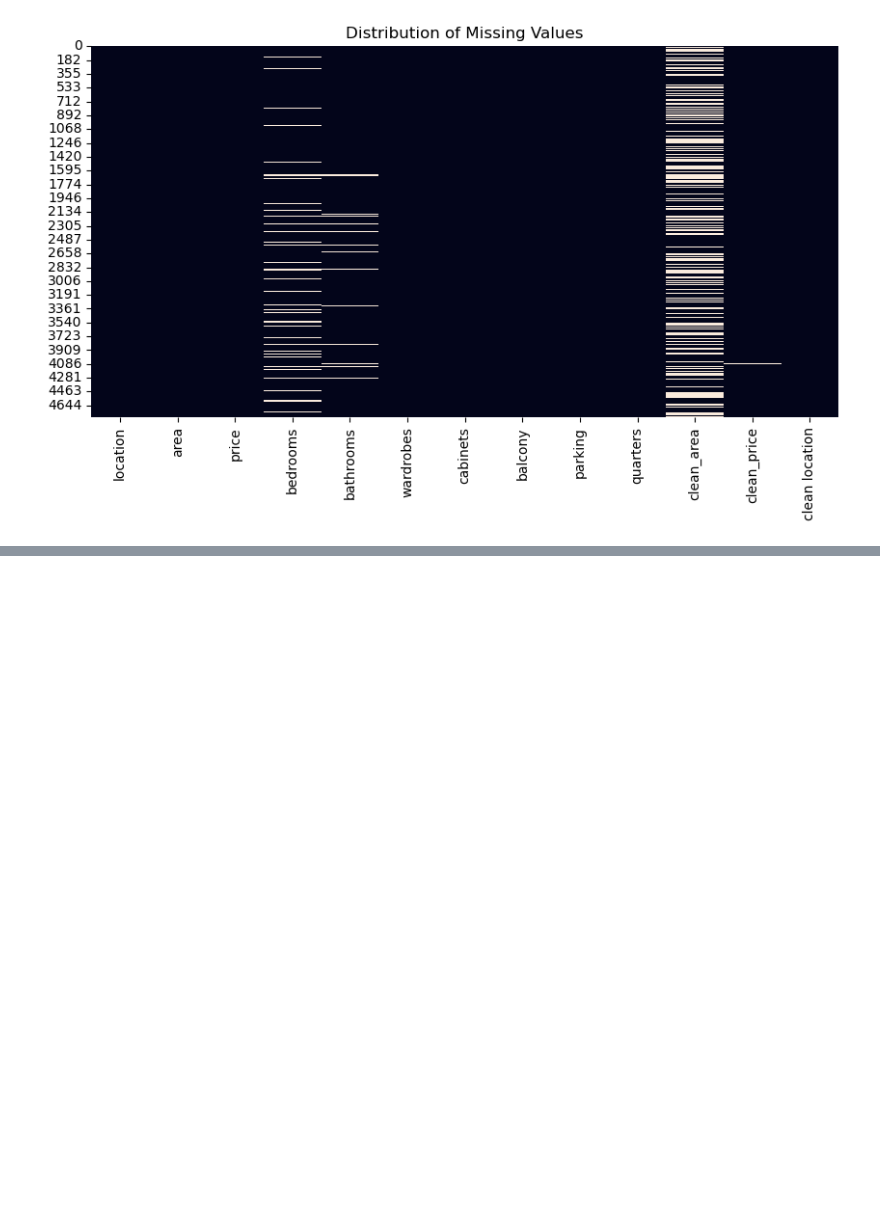
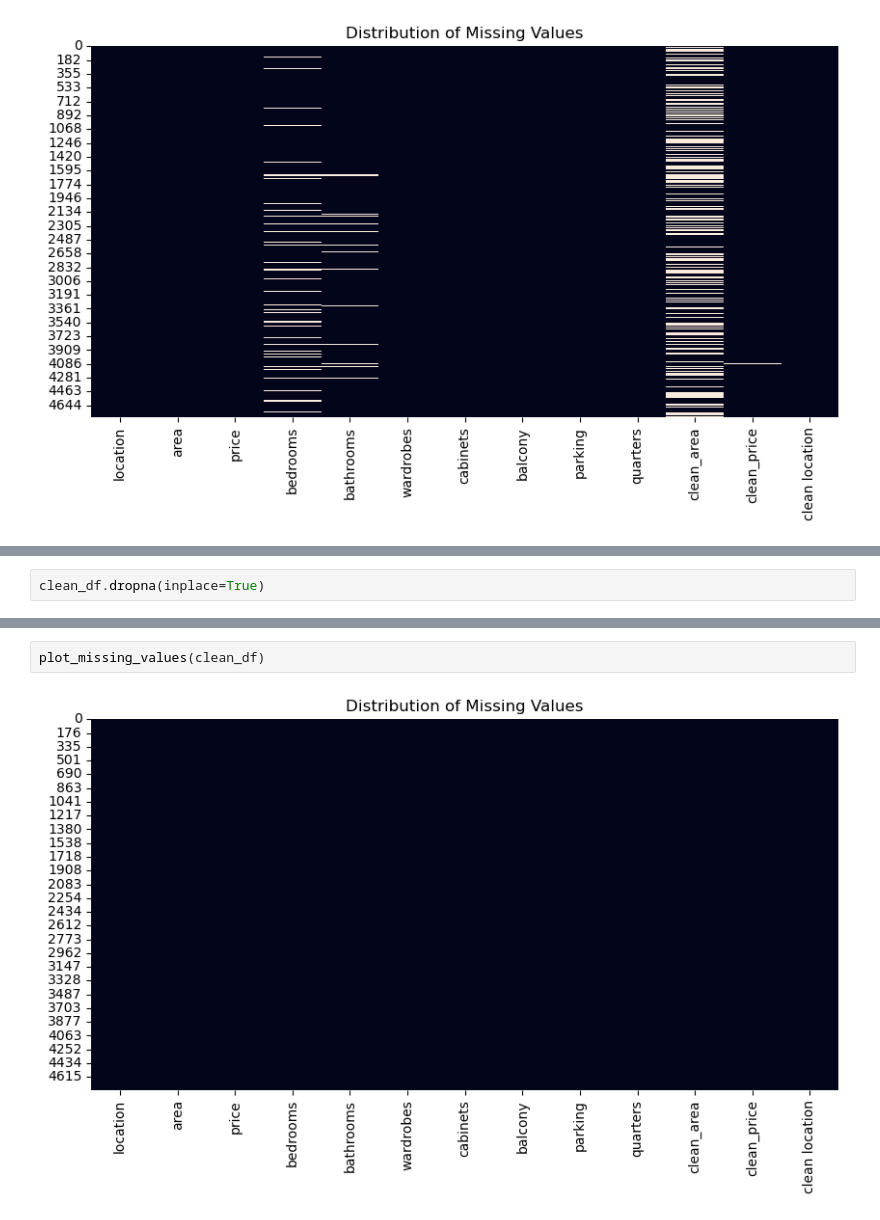
Before and after one commit to Rootkiti/ict_chember_classes, a Jupyter notebook: ml wolkthrough.ipynb, the cells around one changed output, grey strips where cells are left out. Cells and saved outputs as stored; diff of their text form; blank space fills up the shorter version.

```diff
--- a/ml wolkthrough.ipynb
+++ b/ml wolkthrough.ipynb
@@ -272,0 +291,2 @@ plot_missing_values(clean_df)
+# %%
+clean_df.dropna(inplace=True)
@@ -272,0 +306,4 @@ plot_missing_values(clean_df)
+# %%
+plot_missing_values(clean_df)
+# %% [output]
+[figure, added]
```
Also changed, not shown: parts of 10 cells of this notebook.
